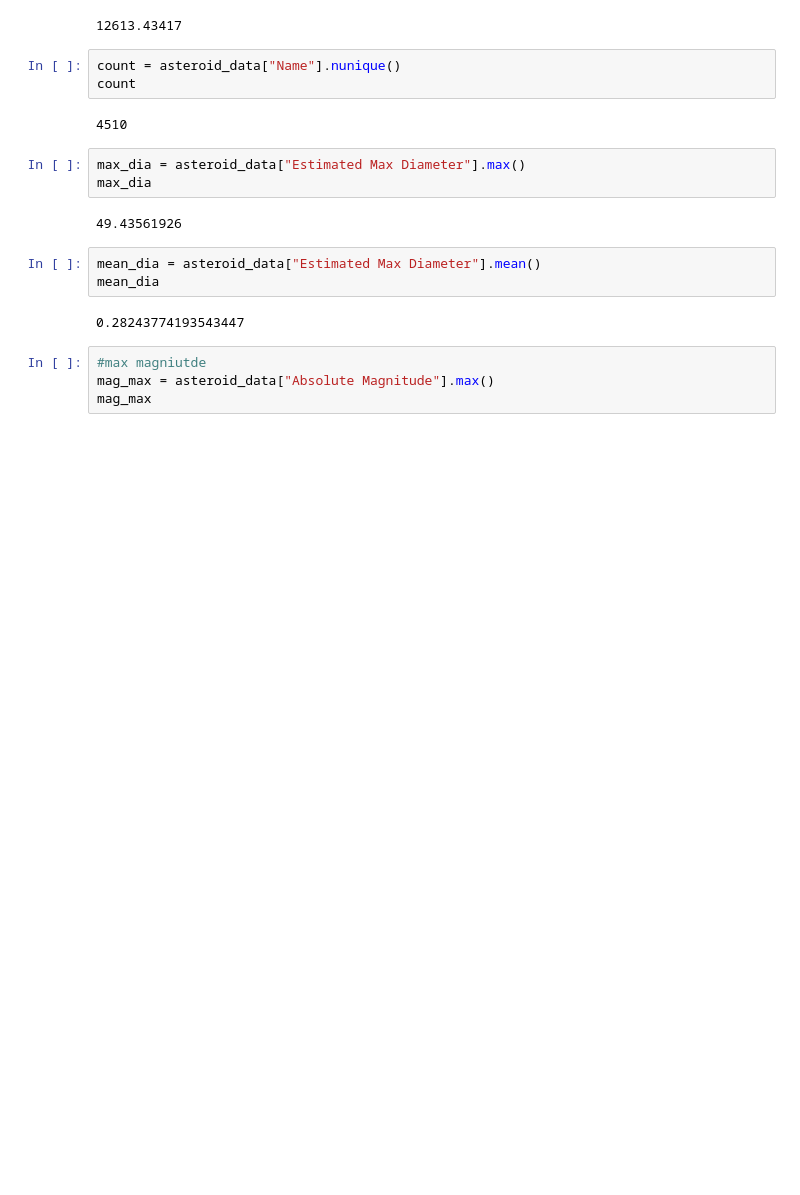
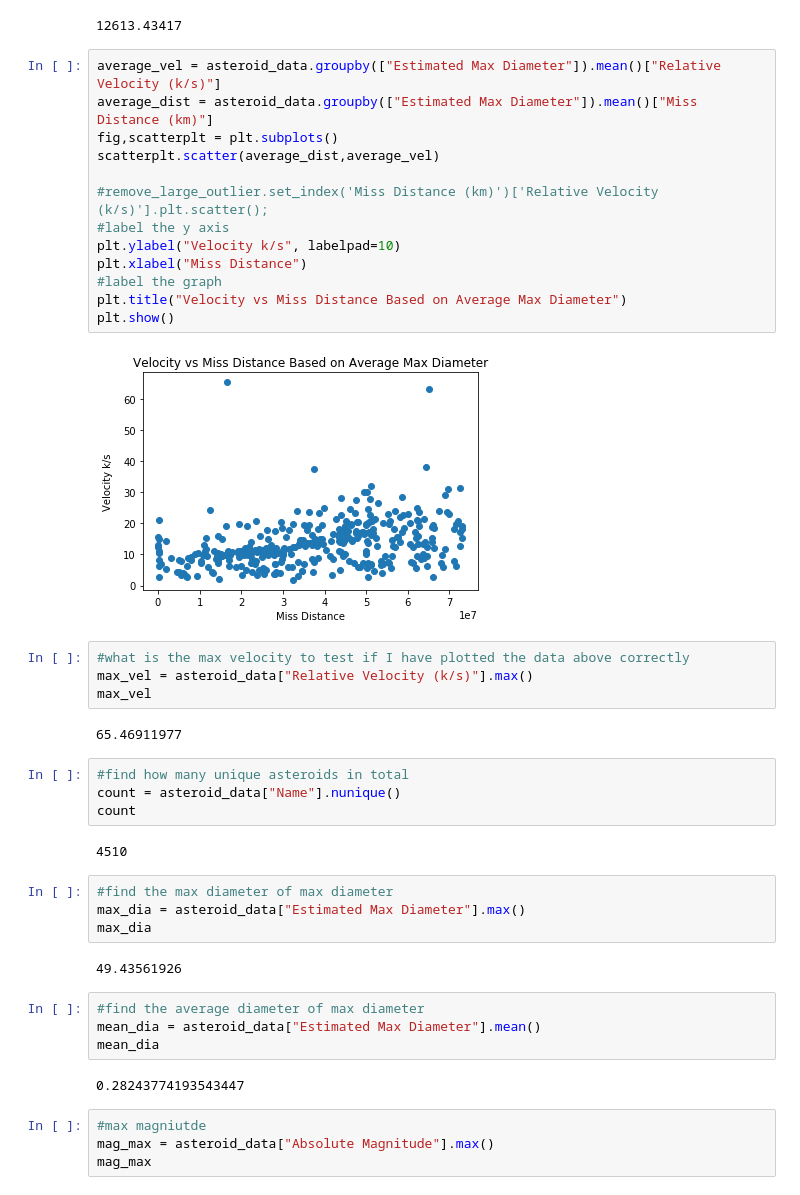
Before and after one commit to AmyAndersson/Datanauts_Project, a Jupyter notebook: bonner_asteroid_data.ipynb, the cells around one changed output. Saved outputs shown, nothing was run; the diff lists cells and outputs as text; blank space fills up the shorter version.

Commit message:
pretty data

```diff
--- a/bonner_asteroid_data.ipynb
+++ b/bonner_asteroid_data.ipynb
@@ -22,17 +23,41 @@ orbit_body_min
 #so the closest and asteroid came to earth is still pretty far away... it is the equivalent distance of if you walked around earth's circumference
 # %% [output]
 12613.43417
-# %%
-count = asteroid_data["Name"].nunique()
-count
-# %% [output]
-4510
+# %%
+average_vel = asteroid_data.groupby(["Estimated Max Diameter"]).mean()["Relative Velocity (k/s)"]
+average_dist = asteroid_data.groupby(["Estimated Max Diameter"]).mean()["Miss Distance (km)"]
+fig,scatterplt = plt.subplots()
+scatterplt.scatter(average_dist,average_vel)
+
+#remove_large_outlier.set_index('Miss Distance (km)')['Relative Velocity (k/s)'].plt.scatter();
+#label the y axis
+plt.ylabel("Velocity k/s", labelpad=10)
+plt.xlabel("Miss Distance")
+#label the graph
+plt.title("Velocity vs Miss Distance Based on Average Max Diameter")
+plt.show()
+# %% [output]
+[figure, added]
+# %%
+#what is the max velocity to test if I have plotted the data above correctly
+max_vel = asteroid_data["Relative Velocity (k/s)"].max()
+max_vel
+# %% [output]
+65.46911977
+# %%
+#find how many unique asteroids in total
+count = asteroid_data["Name"].nunique()
+count
+# %% [output]
+4510
 # %%
+#find the max diameter of max diameter
 max_dia = asteroid_data["Estimated Max Diameter"].max()
 max_dia
 # %% [output]
 49.43561926
 # %%
+#find the average diameter of max diameter
 mean_dia = asteroid_data["Estimated Max Diameter"].mean()
 mean_dia
 # %% [output]
```
Also changed, not shown: parts of 16 cells of this notebook, 4 other files.
